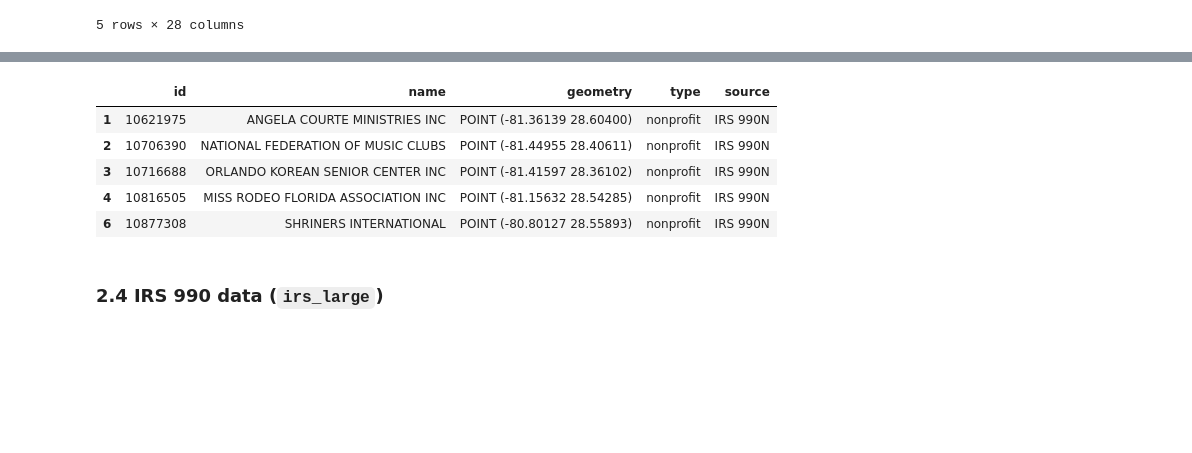
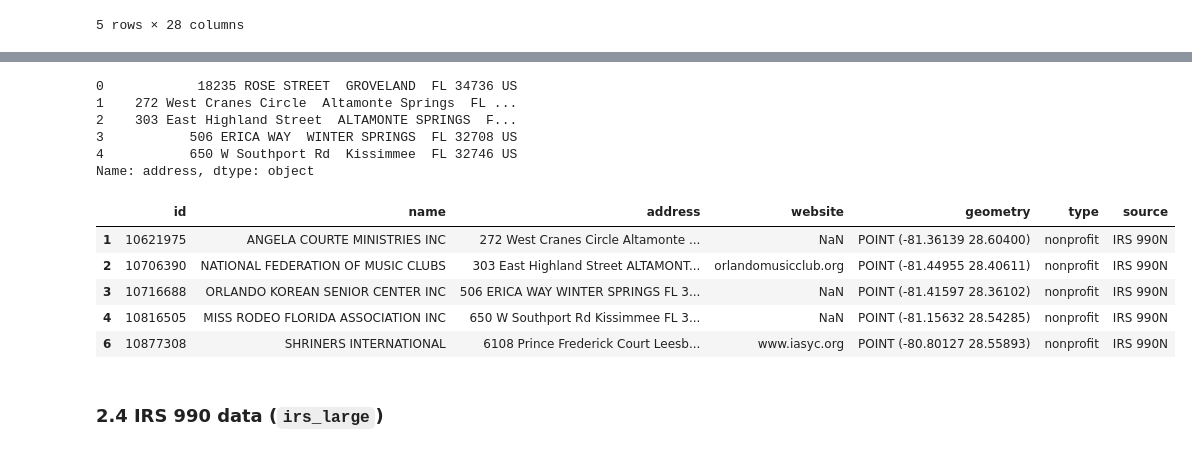
Before and after one commit to datakind/Housd-Project-workstream-3-, a Jupyter notebook: example-notebooks/build-poi-dataset.ipynb, the cells around one changed output, grey strips where cells are left out. Cells and saved outputs as stored; diff of their text form; code cells hidden in the pictures; blank space fills up the shorter version.

Commit message:
Add address, phone and website from IRS data

```diff
--- a/example-notebooks/build-poi-dataset.ipynb
+++ b/example-notebooks/build-poi-dataset.ipynb
@@ -24,7 +24,7 @@ import geopandas as gpd
 import matplotlib.pyplot as plt
 # %%
 # Set up data paths
-DATA_DIR = "/Users/jtan/datakind/housd/data"
+DATA_DIR = "/Users/jtan/datakind/housd-public/data"
 
 POI_PATH = os.path.join(DATA_DIR, "external", "florida-latest-free.shp", "gis_osm_pois_free_1.shp")
 
@@ -188,29 +207,44 @@ irs_small_gdf.head()
+# %%
+# Create org address string
+address_cols = irs_small_gdf.columns[irs_small_gdf.columns.str.contains("Organization.Address")]
+
+irs_small_gdf["address"] = irs_small_gdf[address_cols].fillna("").astype(str).agg(" ".join, axis=1)
+irs_small_gdf["address"].head()
+# %% [output]
+0            18235 ROSE STREET  GROVELAND  FL 34736 US
+1    272 West Cranes Circle  Altamonte Springs  FL ...
+2    303 East Highland Street  ALTAMONTE SPRINGS  F...
+3           506 ERICA WAY  WINTER SPRINGS  FL 32708 US
+4           650 W Southport Rd  Kissimmee  FL 32746 US
+Name: address, dtype: object
 # %%
 # Create crosswalk between old and new column names
 cols_to_keep = {
     "EIN": "id",
     "Organization.Name": "name",
+    "address": "address",
+    "Website.URL": "website",
     "geometry": "geometry"
 }
 
 # Drop NAs
 irs_small_gdf = irs_small_gdf[~irs_small_geo.lat.isna()]
 
 # Apply crosswalk
 irs_small_gdf = irs_small_gdf[cols_to_keep.keys()].rename(columns=cols_to_keep)
 
 # Create "type" and "source" column
 irs_small_gdf["type"] = "nonprofit"
 irs_small_gdf["source"] = "IRS 990N"
 
 irs_small_gdf.head()
 # %% [output]
-|  | id | name | geometry | type | source |
-| 1 | 10621975 | ANGELA COURTE MINISTRIES INC | POINT (-81.36139 28.60400) | nonprofit | IRS 990N |
-| 2 | 10706390 | NATIONAL FEDERATION OF MUSIC CLUBS | POINT (-81.44955 28.40611) | nonprofit | IRS 990N |
-| 3 | 10716688 | ORLANDO KOREAN SENIOR CENTER INC | POINT (-81.41597 28.36102) | nonprofit | IRS 990N |
-| 4 | 10816505 | MISS RODEO FLORIDA ASSOCIATION INC | POINT (-81.15632 28.54285) | nonprofit | IRS 990N |
-| 6 | 10877308 | SHRINERS INTERNATIONAL | POINT (-80.80127 28.55893) | nonprofit | IRS 990N |
+|  | id | name | address | website | geometry | type | source |
+| 1 | 10621975 | ANGELA COURTE MINISTRIES INC | 272 West Cranes Circle Altamonte ... | NaN | POINT (-81.36139 28.60400) | nonprofit | IRS 990N |
+| 2 | 10706390 | NATIONAL FEDERATION OF MUSIC CLUBS | 303 East Highland Street ALTAMONT... | orlandomusicclub.org | POINT (-81.44955 28.40611) | nonprofit | IRS 990N |
+| 3 | 10716688 | ORLANDO KOREAN SENIOR CENTER INC | 506 ERICA WAY WINTER SPRINGS FL 3... | NaN | POINT (-81.41597 28.36102) | nonprofit | IRS 990N |
+| 4 | 10816505 | MISS RODEO FLORIDA ASSOCIATION INC | 650 W Southport Rd Kissimmee FL 3... | NaN | POINT (-81.15632 28.54285) | nonprofit | IRS 990N |
+| 6 | 10877308 | SHRINERS INTERNATIONAL | 6108 Prince Frederick Court Leesb... | www.iasyc.org | POINT (-80.80127 28.55893) | nonprofit | IRS 990N |
 # %% [markdown]
 ### 2.4 IRS 990 data (`irs_large`)
 # %%
```
Also changed, not shown: parts of 4 cells of this notebook.
